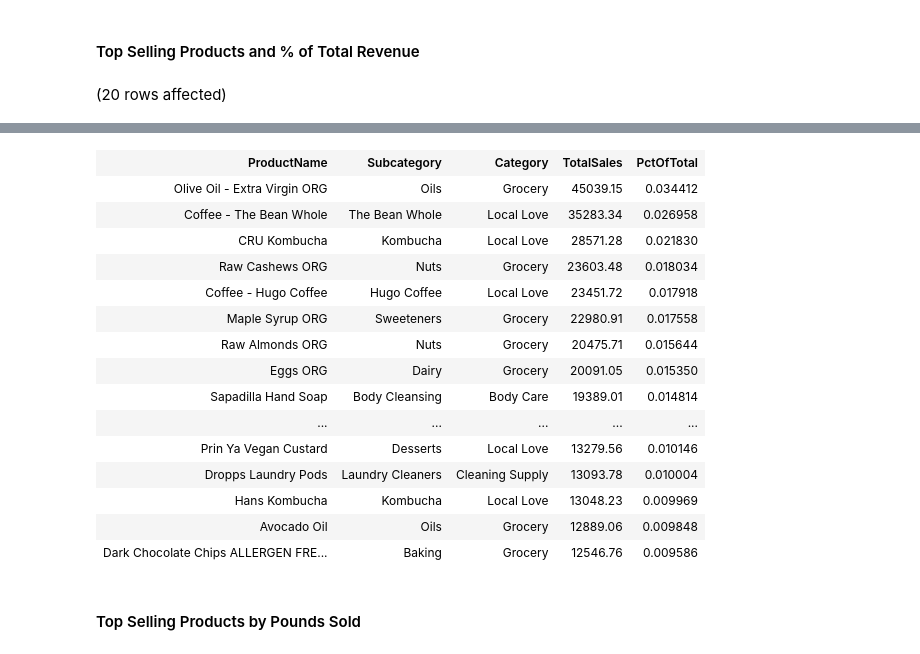
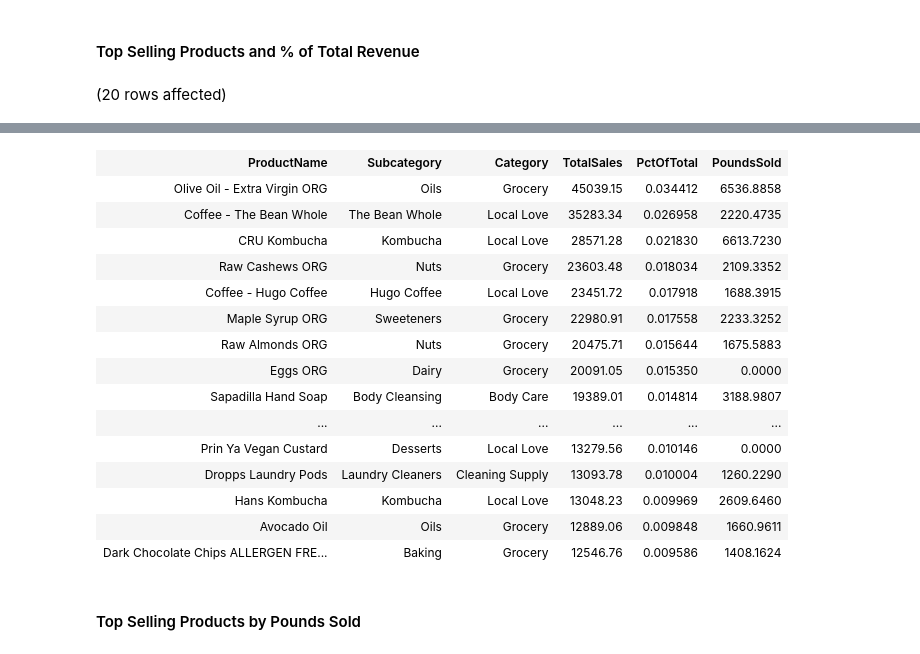
Before and after one commit to msemilyadler/BulkGrocery, a Jupyter notebook: BulkGrocery Data Exploration.ipynb, the cells around one changed output, grey strips where cells are left out. Saved outputs shown, nothing was run; the diff lists cells and outputs as text; code cells hidden in the pictures.

```diff
--- a/BulkGrocery Data Exploration.ipynb
+++ b/BulkGrocery Data Exploration.ipynb
@@ -353,15 +379,17 @@ SELECT TOP(20)
 
     SUM(l.SaleAmount)/
         (SELECT SUM(l.SaleAmount)
-            FROM SalesOrderLines AS l) AS PctOfTotal
+            FROM SalesOrderLines AS l) AS PctOfTotal,
 
 
+    SUM(l.PoundsSold) AS PoundsSold
+
 FROM SalesOrderLines AS l
-    JOIN DimProduct AS p
+    JOIN DimProducts AS p
     ON l.ProductID = p.ProductID
-    JOIN DimSubcategory AS sc
+    JOIN DimSubcategories AS sc
     ON p.SubcategoryID = sc.SubcategoryID
-    JOIN DimCategory AS c
+    JOIN DimCategories AS c
     ON sc.CategoryID = c.CategoryID
 
 GROUP BY p.ProductName, sc.Subcategory, c.Category
@@ -372,19 +400,19 @@ Total execution time: 00:00:00.163
-| ProductName | Subcategory | Category | TotalSales | PctOfTotal |
-| Olive Oil - Extra Virgin ORG | Oils | Grocery | 45039.15 | 0.034412 |
-| Coffee - The Bean Whole | The Bean Whole | Local Love | 35283.34 | 0.026958 |
-| CRU Kombucha | Kombucha | Local Love | 28571.28 | 0.021830 |
-| Raw Cashews ORG | Nuts | Grocery | 23603.48 | 0.018034 |
-| Coffee - Hugo Coffee | Hugo Coffee | Local Love | 23451.72 | 0.017918 |
-| Maple Syrup ORG | Sweeteners | Grocery | 22980.91 | 0.017558 |
-| Raw Almonds ORG | Nuts | Grocery | 20475.71 | 0.015644 |
-| Eggs ORG | Dairy | Grocery | 20091.05 | 0.015350 |
-| Sapadilla Hand Soap | Body Cleansing | Body Care | 19389.01 | 0.014814 |
-| ... | ... | ... | ... | ... |
-| Prin Ya Vegan Custard | Desserts | Local Love | 13279.56 | 0.010146 |
-| Dropps Laundry Pods | Laundry Cleaners | Cleaning Supply | 13093.78 | 0.010004 |
-| Hans Kombucha | Kombucha | Local Love | 13048.23 | 0.009969 |
-| Avocado Oil | Oils | Grocery | 12889.06 | 0.009848 |
-| Dark Chocolate Chips ALLERGEN FRE... | Baking | Grocery | 12546.76 | 0.009586 |
+| ProductName | Subcategory | Category | TotalSales | PctOfTotal | PoundsSold |
+| Olive Oil - Extra Virgin ORG | Oils | Grocery | 45039.15 | 0.034412 | 6536.8858 |
+| Coffee - The Bean Whole | The Bean Whole | Local Love | 35283.34 | 0.026958 | 2220.4735 |
+| CRU Kombucha | Kombucha | Local Love | 28571.28 | 0.021830 | 6613.7230 |
+| Raw Cashews ORG | Nuts | Grocery | 23603.48 | 0.018034 | 2109.3352 |
+| Coffee - Hugo Coffee | Hugo Coffee | Local Love | 23451.72 | 0.017918 | 1688.3915 |
+| Maple Syrup ORG | Sweeteners | Grocery | 22980.91 | 0.017558 | 2233.3252 |
+| Raw Almonds ORG | Nuts | Grocery | 20475.71 | 0.015644 | 1675.5883 |
+| Eggs ORG | Dairy | Grocery | 20091.05 | 0.015350 | 0.0000 |
+| Sapadilla Hand Soap | Body Cleansing | Body Care | 19389.01 | 0.014814 | 3188.9807 |
+| ... | ... | ... | ... | ... | ... |
+| Prin Ya Vegan Custard | Desserts | Local Love | 13279.56 | 0.010146 | 0.0000 |
+| Dropps Laundry Pods | Laundry Cleaners | Cleaning Supply | 13093.78 | 0.010004 | 1260.2290 |
+| Hans Kombucha | Kombucha | Local Love | 13048.23 | 0.009969 | 2609.6460 |
+| Avocado Oil | Oils | Grocery | 12889.06 | 0.009848 | 1660.9611 |
+| Dark Chocolate Chips ALLERGEN FRE... | Baking | Grocery | 12546.76 | 0.009586 | 1408.1624 |
 # %% [markdown]
 #### Top Selling Products by Pounds Sold
 # %%
```
Also changed, not shown: parts of 33 cells of this notebook, 1 other file.
